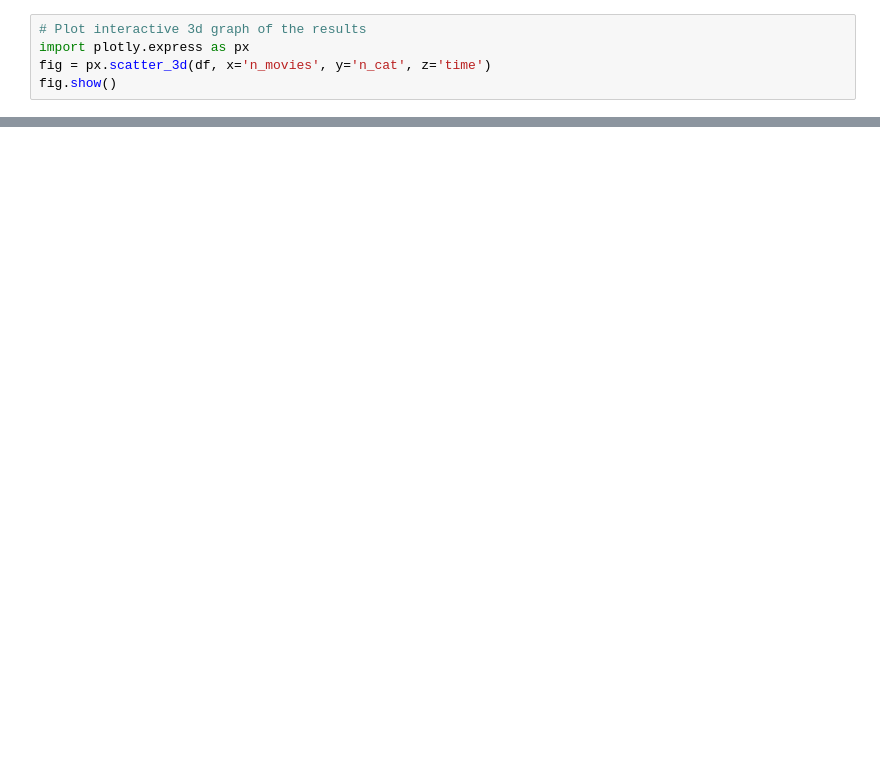
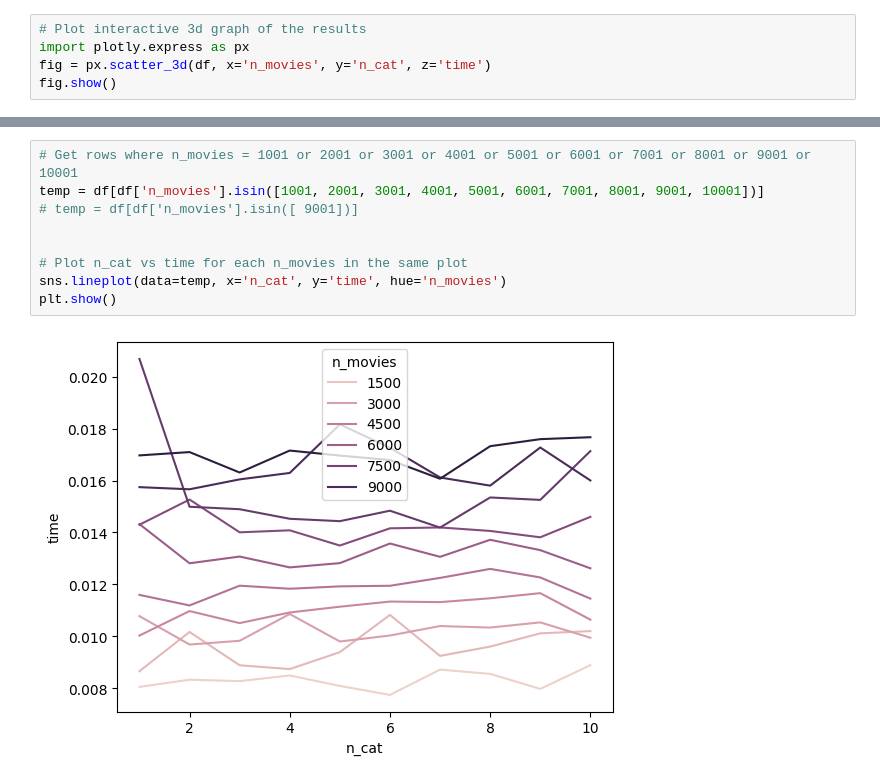
Before and after one commit to arthurchieppe/filmes-supercomp, a Jupyter notebook: compare_results/display_results.ipynb, the cells around one changed output, grey strips where cells are left out. Drawn from its saved outputs; the diff is of its cells as text; blank space fills up the shorter version.

```diff
--- a/compare_results/display_results.ipynb
+++ b/compare_results/display_results.ipynb
@@ -37,0 +46,11 @@ fig.show()
+# %%
+# Get rows where n_movies = 1001 or 2001 or 3001 or 4001 or 5001 or 6001 or 7001 or 8001 or 9001 or 10001
+temp = df[df['n_movies'].isin([1001, 2001, 3001, 4001, 5001, 6001, 7001, 8001, 9001, 10001])]
+# temp = df[df['n_movies'].isin([ 9001])]
+
+
+# Plot n_cat vs time for each n_movies in the same plot
+sns.lineplot(data=temp, x='n_cat', y='time', hue='n_movies')
+plt.show()
+# %% [output]
+[figure, added]
```
Also changed, not shown: parts of 4 cells of this notebook, 5 other files.
